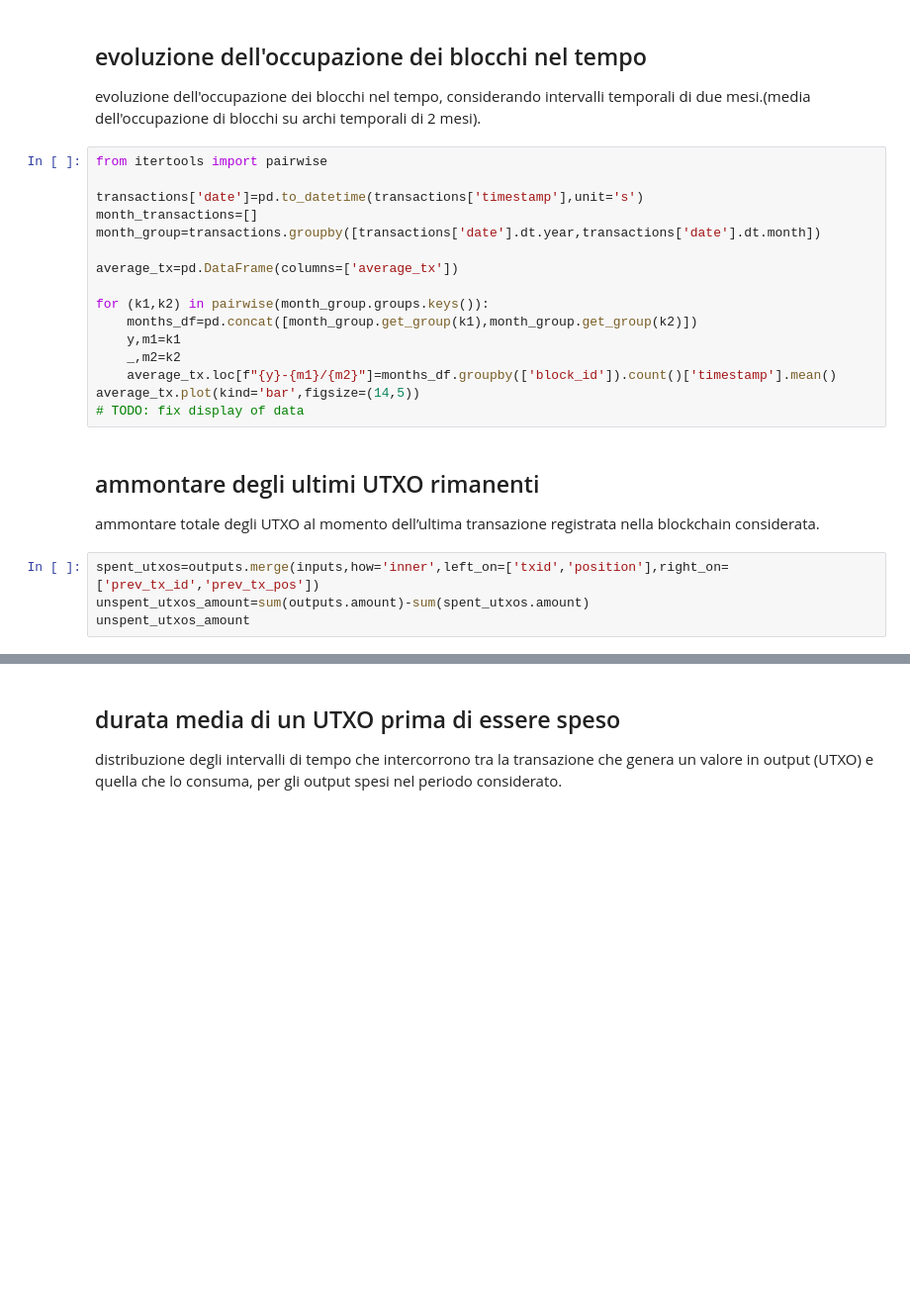
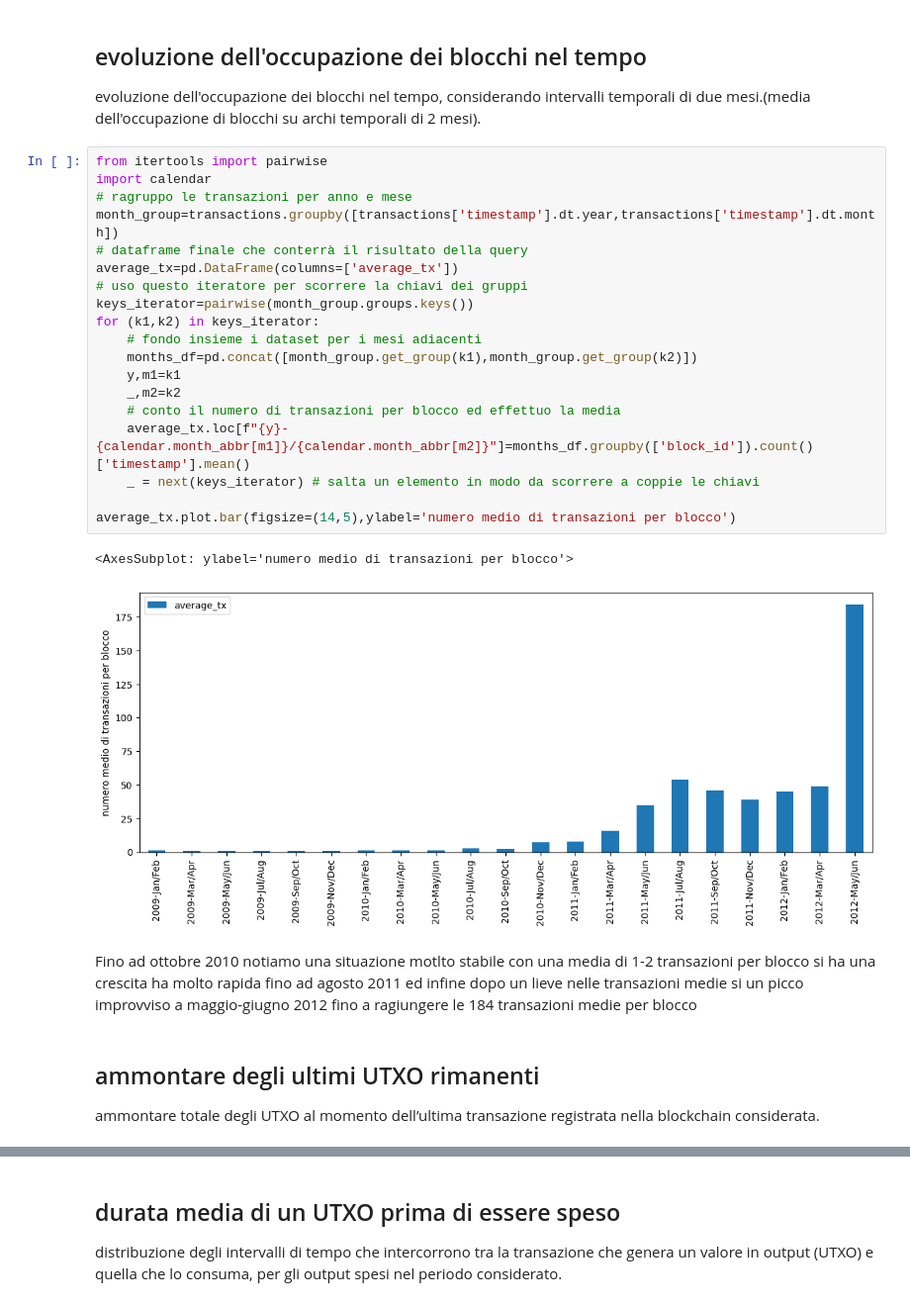
Before and after one commit to mirdan08/CRAFTY, a Jupyter notebook: crafty.ipynb, the cells around one changed output, grey strips where cells are left out. Shown at 99% size. Saved outputs shown, nothing was run; the diff lists cells and outputs as text; blank space fills up the shorter version.

Commit message:
fixed notebook display

```diff
--- a/crafty.ipynb
+++ b/crafty.ipynb
@@ -53,25 +74,29 @@ evoluzione dell'occupazione dei blocchi nel tempo, considerando intervalli tempo
 mesi.(media dell'occupazione di blocchi su archi temporali di 2 mesi).
 # %%
 from itertools import pairwise
-
-transactions['date']=pd.to_datetime(transactions['timestamp'],unit='s')
-month_transactions=[]
-month_group=transactions.groupby([transactions['date'].dt.year,transactions['date'].dt.month])
-
+import calendar
+# ragruppo le transazioni per anno e mese
+month_group=transactions.groupby([transactions['timestamp'].dt.year,transactions['timestamp'].dt.month])
+# dataframe finale che conterrà il risultato della query
 average_tx=pd.DataFrame(columns=['average_tx'])
-
-for (k1,k2) in pairwise(month_group.groups.keys()):
+# uso questo iteratore per scorrere la chiavi dei gruppi
+keys_iterator=pairwise(month_group.groups.keys())
+for (k1,k2) in keys_iterator:
+    # fondo insieme i dataset per i mesi adiacenti
     months_df=pd.concat([month_group.get_group(k1),month_group.get_group(k2)])
     y,m1=k1
     _,m2=k2
-    average_tx.loc[f"{y}-{m1}/{m2}"]=months_df.groupby(['block_id']).count()['timestamp'].mean()
-average_tx.plot(kind='bar',figsize=(14,5))
-# TODO: fix display of data
+    # conto il numero di transazioni per blocco ed effettuo la media
+    average_tx.loc[f"{y}-{calendar.month_abbr[m1]}/{calendar.month_abbr[m2]}"]=months_df.groupby(['block_id']).count()['timestamp'].mean()
+    _ = next(keys_iterator) # salta un elemento in modo da scorrere a coppie le chiavi
+
+average_tx.plot.bar(figsize=(14,5),ylabel='numero medio di transazioni per blocco')
+# %% [output]
+<AxesSubplot: ylabel='numero medio di transazioni per blocco'>
+[figure, added]
+# %% [markdown]
+Fino ad ottobre 2010 notiamo una situazione motlto stabile con una media di 1-2 transazioni per blocco si ha una crescita ha molto rapida fino ad agosto 2011 ed infine dopo un lieve nelle transazioni medie si un picco improvviso a maggio-giugno 2012 fino a ragiungere le 184 transazioni medie per blocco
 # %% [markdown]
 ## ammontare degli ultimi UTXO rimanenti
 ammontare totale degli UTXO al momento dell’ultima transazione registrata nella
 blockchain considerata.
-# %%
-spent_utxos=outputs.merge(inputs,how='inner',left_on=['txid','position'],right_on=['prev_tx_id','prev_tx_pos'])
-unspent_utxos_amount=sum(outputs.amount)-sum(spent_utxos.amount)
-unspent_utxos_amount
```
Also changed, not shown: parts of 27 cells of this notebook, 1 other file.
